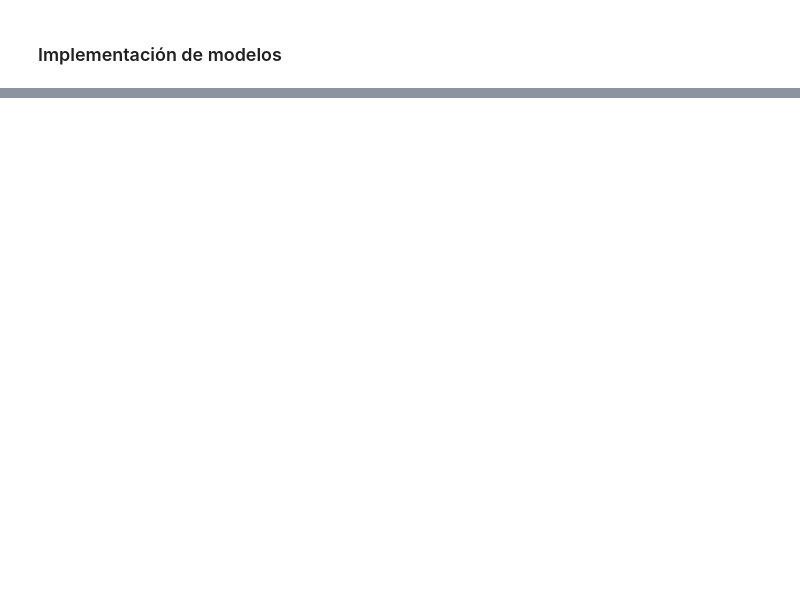
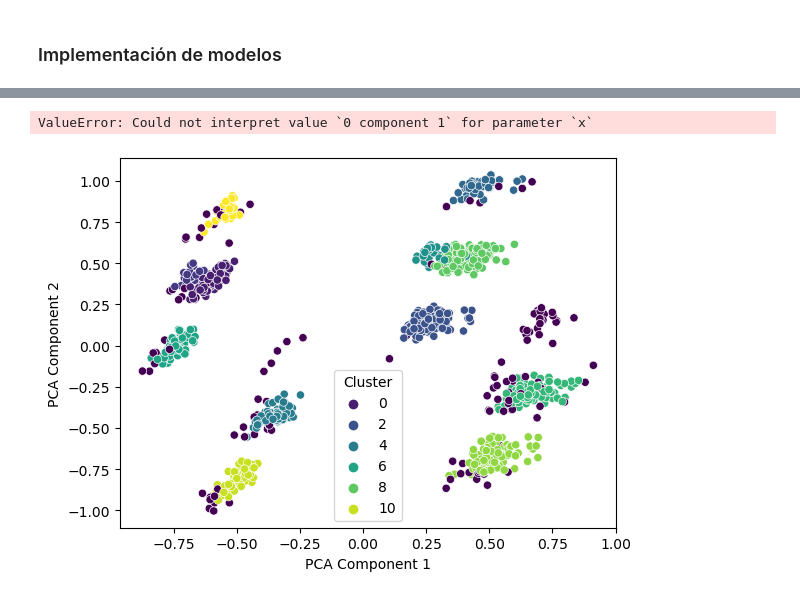
Before and after one commit to despinosaa/Lab1_G1, a Jupyter notebook: Lab2_dbscan.ipynb, the cells around one changed output, grey strips where cells are left out. Drawn from its saved outputs; the diff is of its cells as text; code cells hidden in the pictures; blank space fills up the shorter version.

```diff
--- a/Lab2_dbscan.ipynb
+++ b/Lab2_dbscan.ipynb
@@ -437,0 +450,3 @@ Se hace one'hot encoding de las columnas categoricas.
+# %%
+pca_df = pca_df.drop(columns = [11,12,13,14])
+pca_df.head()
@@ -437,0 +545,37 @@ Se hace one'hot encoding de las columnas categoricas.
+# %%
+import seaborn as sns
+
+
+
+
+sns.scatterplot(DBSCAN_dataset, x='principal component 1', y='principal component 2', hue='Cluster', palette='viridis')
+
+
+
+plt.show()
+# %% [output]
+ValueError: Could not interpret value `0 component 1` for parameter `x`
+# %%
+import seaborn as sns
+import matplotlib.pyplot as plt
+from sklearn.decomposition import PCA
+
+# Separate features and target
+features = DBSCAN_dataset.drop(columns='Cluster')
+clusters = DBSCAN_dataset['Cluster']
+
+# Apply PCA to reduce to 2 dimensions
+pca = PCA(n_components=2)
+pca_result = pca.fit_transform(features)
+
+# Create a new DataFrame with the PCA components and the Cluster column
+pca_df = pd.DataFrame(pca_result, columns=['PCA Component 1', 'PCA Component 2'])
+pca_df['Cluster'] = clusters
+
+# Plot the PCA-reduced data
+sns.scatterplot(data=pca_df, x='PCA Component 1', y='PCA Component 2', hue='Cluster', palette='viridis')
+
+# Show the plot
+plt.show()
+# %% [output]
+[figure, added]
```
Also changed, not shown: parts of 33 cells of this notebook.
